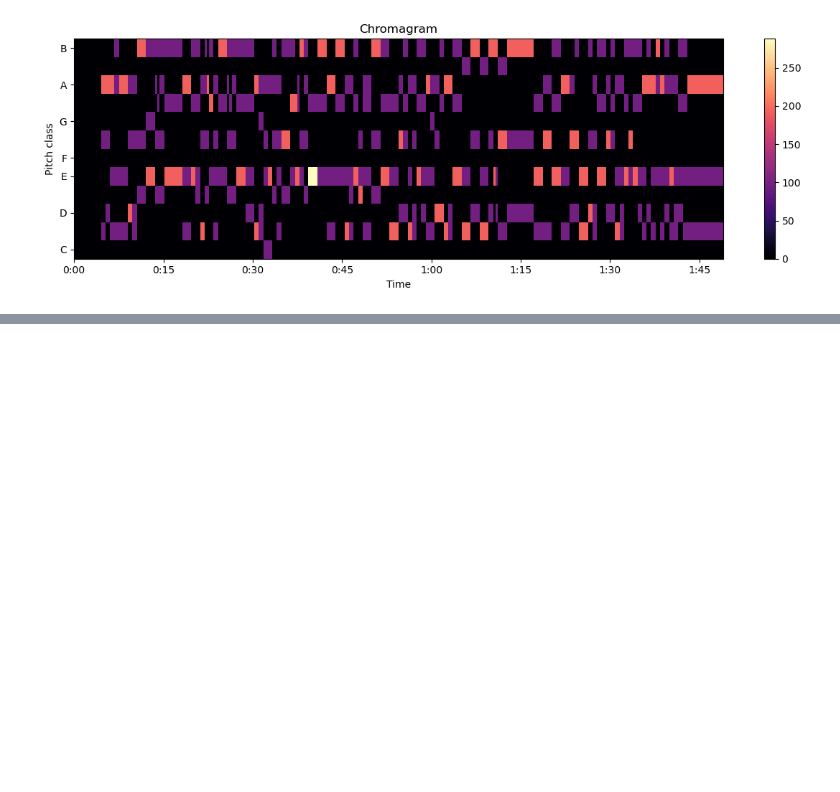
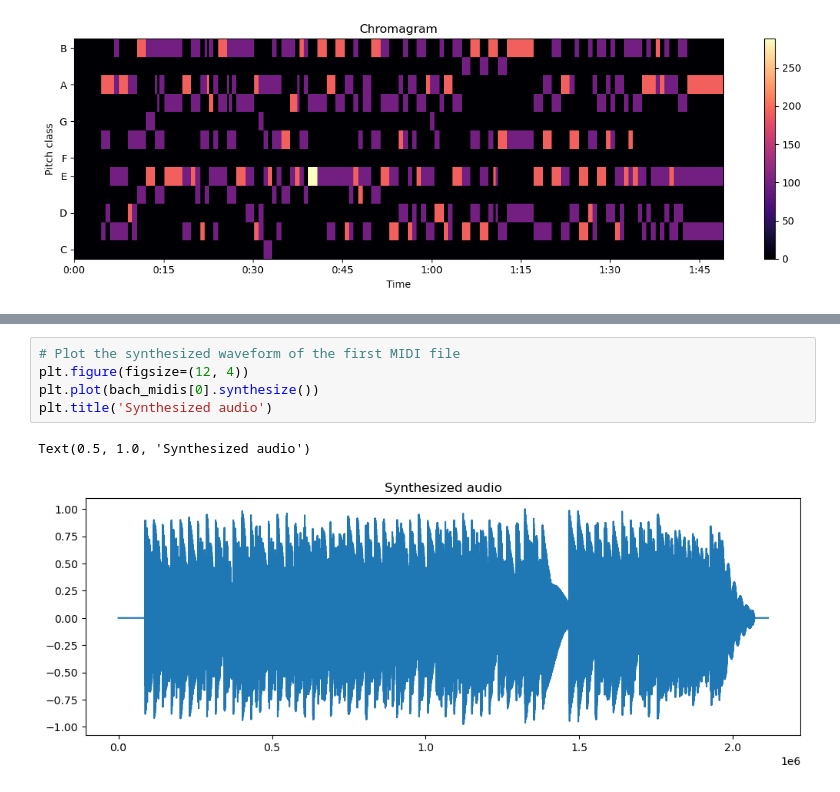
Before and after one commit to elan-wilkinson/Musical-Composer-Prediction-Grp8, a Jupyter notebook: main.ipynb, the cells around one changed output, grey strips where cells are left out. Cells and saved outputs as stored; diff of their text form; blank space fills up the shorter version.

```diff
--- a/main.ipynb
+++ b/main.ipynb
@@ -74,0 +85,8 @@ plot_chroma(get_chroma(bach_midis[0]))
+# %%
+# Plot the synthesized waveform of the first MIDI file
+plt.figure(figsize=(12, 4))
+plt.plot(bach_midis[0].synthesize())
+plt.title('Synthesized audio')
+# %% [output]
+Text(0.5, 1.0, 'Synthesized audio')
+[figure, added]
```
Also changed, not shown: parts of 2 cells of this notebook.
